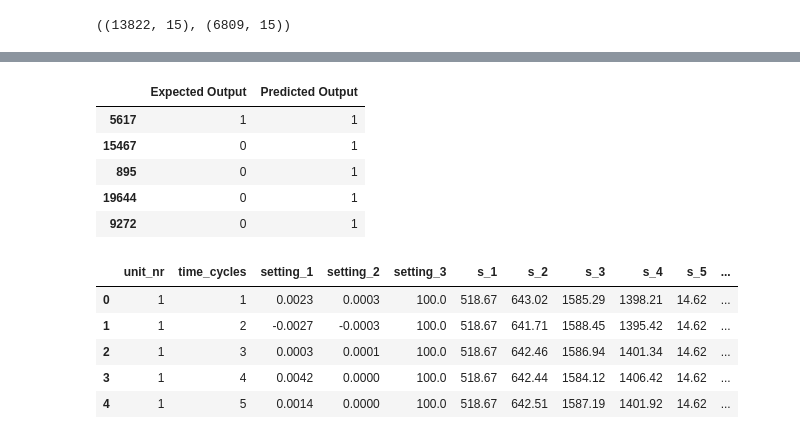
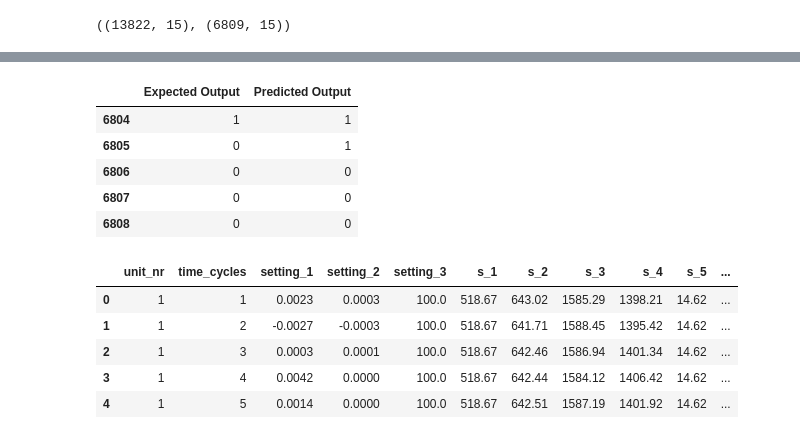
Before and after one commit to xxl4tomxu98/NASA-Jet-Engine-Maintenance, a Jupyter notebook: Failure Prediction Classification/shallow-binary.ipynb, the cells around one changed output, grey strips where cells are left out. Cells and saved outputs as stored; diff of their text form; code cells hidden in the pictures.

```diff
--- a/Failure Prediction Classification/shallow-binary.ipynb
+++ b/Failure Prediction Classification/shallow-binary.ipynb
@@ -107,7 +107,7 @@ mm = MinMaxScaler()
 X_train_mm = mm.fit_transform(X_train)
 X_validate_mm = mm.transform(X_validate)
 # %%
-def models(X_train, y_train, set='train'):
+def train_models(X_train, y_train):
     #use logistic regression
     from sklearn.linear_model import LogisticRegression
     log = LogisticRegression(random_state = 0)
@@ -137,13 +137,13 @@ def models(X_train, y_train, set='train'):
     forest = RandomForestClassifier(n_estimators = 10, criterion = 'entropy', random_state = 0)
     forest.fit(X_train, y_train)
     #print the training metrics of each model
-    print(f'[0]Logistic Regression {set} Metrics: ', evaluation(log, X_train, y_train, set=set))
-    print(f'[1]KNeighbors {set} Metrics: ', evaluation(knn, X_train, y_train, set=set))
-    print(f'[2]SVC (liner kernel) {set} Metrics: ', evaluation(svc_lin, X_train, y_train, set=set))
-    print(f'[3]SVC (RBF kernel) {set} Metrics: ', evaluation(svc_rbf, X_train, y_train, set=set))
-    print(f'[4]GaussianNB {set} Metrics: ', evaluation(gauss, X_train, y_train, set=set))
-    print(f'[5]Decision Tree {set} Metrics: ', evaluation(tree, X_train, y_train, set=set))
-    print(f'[6]RandomForestClassifier {set} Metrics: ', evaluation(forest, X_train, y_train, set=set))
+    print('[0]Logistic Regression Training Metrics: ', evaluation(log, X_train, y_train, set='traing'))
+    print('[1]KNeighbors Training Metrics: ', evaluation(knn, X_train, y_train, set='traing'))
+    print('[2]SVC (liner kernel) Training Metrics: ', evaluation(svc_lin, X_train, y_train, set='traing'))
+    print('[3]SVC (RBF kernel) Training Metrics: ', evaluation(svc_rbf, X_train, y_train, set='traing'))
+    print('[4]GaussianNB Training Metrics: ', evaluation(gauss, X_train, y_train, set='traing'))
+    print('[5]Decision Tree Training Metrics: ', evaluation(tree, X_train, y_train, set='traing'))
+    print('[6]RandomForestClassifier Training Metrics: ', evaluation(forest, X_train, y_train, set='traing'))
     return log, knn, svc_lin, svc_rbf, gauss, tree, forest
 # %%
 def evaluation(model, X, y, set="train"):
@@ -202,0 +156,3 @@ f1 score for validate dataset:  0.9863535385591875
+# %%
+print('train metrics using standard scaler: \n')
+models_sc = train_models(X_train_sc, y_train)
@@ -203,16 +203,16 @@ f1 score for validate dataset:  0.9863535385591875
 # %%
 # Final Results in the form of dataset using RF classifier
 output = pd.DataFrame()
 output['Expected Output'] = y_validate
-output['Predicted Output'] = models_sc[-1].predict(X_validate.values)
+output['Predicted Output'] = models_sc[-1].predict(X_validate_sc)
 output.tail()
 # %% [output]
 |  | Expected Output | Predicted Output |
-| 5617 | 1 | 1 |
-| 15467 | 0 | 1 |
-| 895 | 0 | 1 |
-| 19644 | 0 | 1 |
-| 9272 | 0 | 1 |
+| 6804 | 1 | 1 |
+| 6805 | 0 | 1 |
+| 6806 | 0 | 0 |
+| 6807 | 0 | 0 |
+| 6808 | 0 | 0 |
 # %%
 test = pd.read_csv('../Data/CMaps/test_FD001.txt', sep='\s+', header=None, names=col_names)
 test.head()
```
Also changed, not shown: parts of 11 cells of this notebook.
